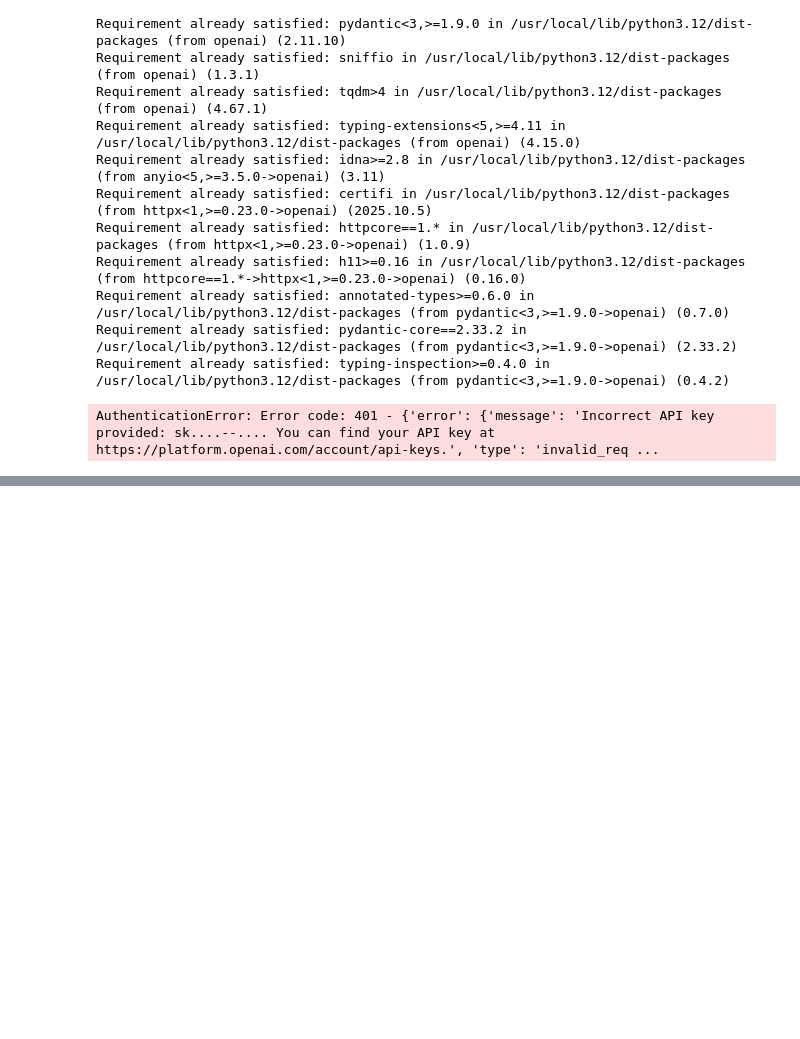
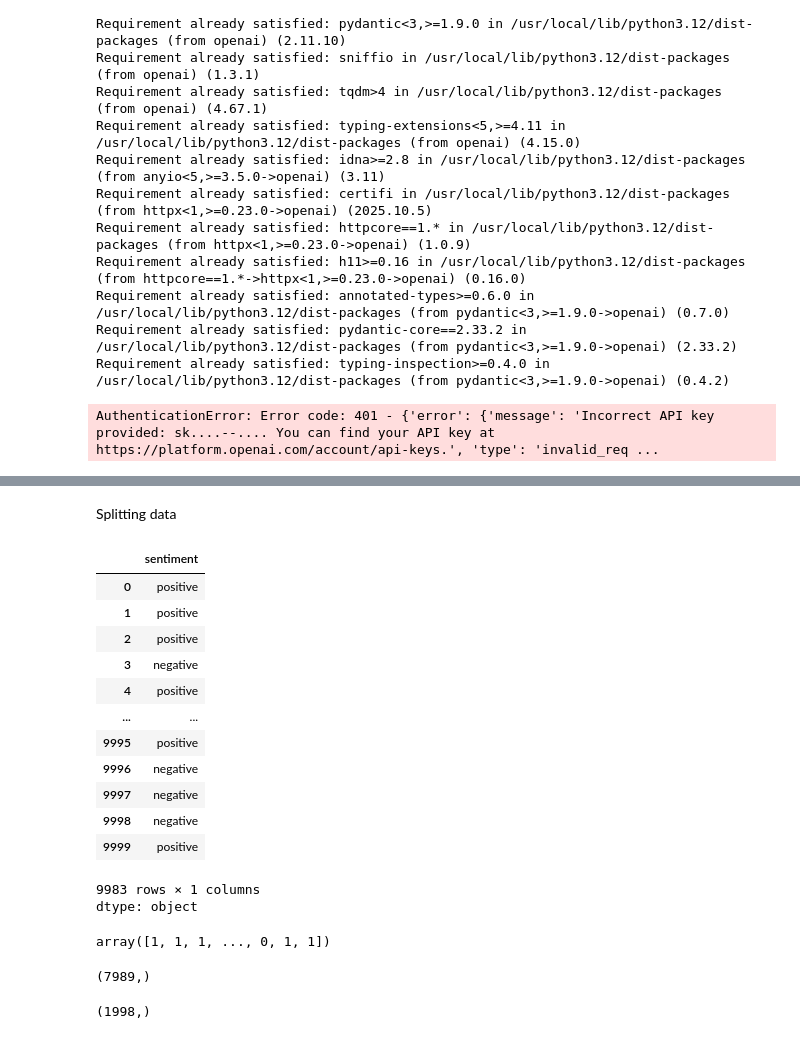
Before and after one commit to jayshah18/GEN_AI-Learning, a Jupyter notebook: GENAI____IMDB_Preprocessing.ipynb, the cells around one changed output, grey strips where cells are left out. Cells and saved outputs as stored; diff of their text form; code cells hidden in the pictures; blank space fills up the shorter version.

Commit message:
Text Classification on IMDB

```diff
--- a/GENAI____IMDB_Preprocessing.ipynb
+++ b/GENAI____IMDB_Preprocessing.ipynb
@@ -527,0 +601,2 @@ AuthenticationError: Error code: 401 - {'error': {'message': 'Incorrect API key
+# %%
+df['review'] = df['review'].apply(removal_tags)
@@ -527,0 +612,13 @@ AuthenticationError: Error code: 401 - {'error': {'message': 'Incorrect API key
+# %%
+stoping_words = stopwords.words('english')
+def remove_stopwords(text):
+  new_text = []
+  for char in text.split():
+    if(char in stoping_words):
+      new_text.append('')
+    else:
+      new_text.append(char)
+  text = ' '.join(new_text) # to convert it into a string from a list
+  return text
+# %%
+df['review'] = df['review'].apply(remove_stopwords)
@@ -527,0 +636,3 @@ AuthenticationError: Error code: 401 - {'error': {'message': 'Incorrect API key
+# %%
+df['review'] = df['review'].str.lower()
+df.head()
@@ -527,0 +646,21 @@ AuthenticationError: Error code: 401 - {'error': {'message': 'Incorrect API key
+# %% [markdown]
+Splitting data
+# %%
+X = df['review']
+y = df['sentiment']
+y
+# %% [output]
+|  | sentiment |
+| 0 | positive |
+| 1 | positive |
+| 2 | positive |
+| 3 | negative |
+| 4 | positive |
+| ... | ... |
+| 9995 | positive |
+| 9996 | negative |
+| 9997 | negative |
+| 9998 | negative |
+| 9999 | positive |
+9983 rows × 1 columns
+dtype: object
@@ -527,0 +672,4 @@ AuthenticationError: Error code: 401 - {'error': {'message': 'Incorrect API key
+# %%
+y
+# %% [output]
+array([1, 1, 1, ..., 0, 1, 1])
@@ -527,0 +678,8 @@ AuthenticationError: Error code: 401 - {'error': {'message': 'Incorrect API key
+# %%
+X_train.shape
+# %% [output]
+(7989,)
+# %%
+X_test.shape
+# %% [output]
+(1998,)
```
Also changed, not shown: parts of 43 cells of this notebook.
